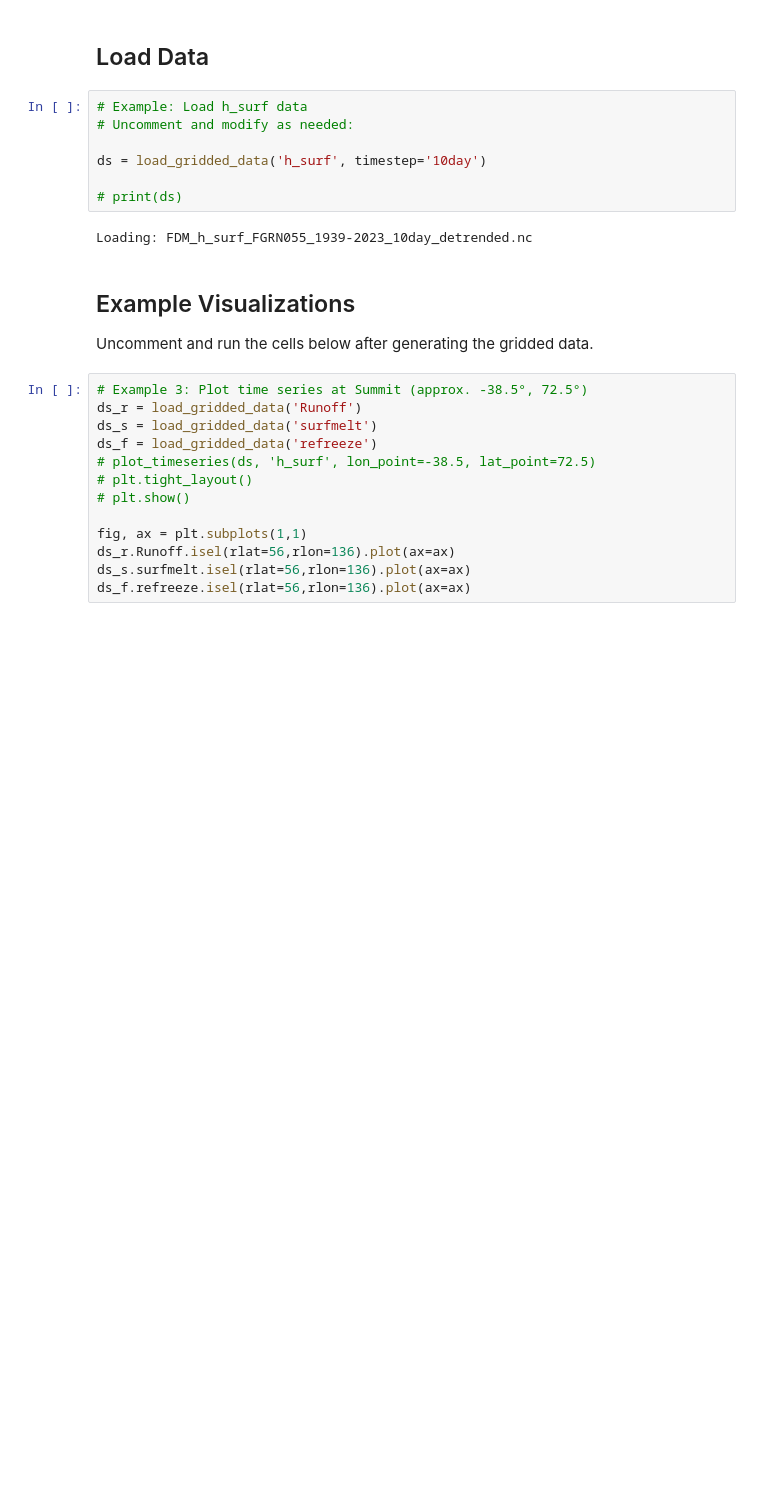
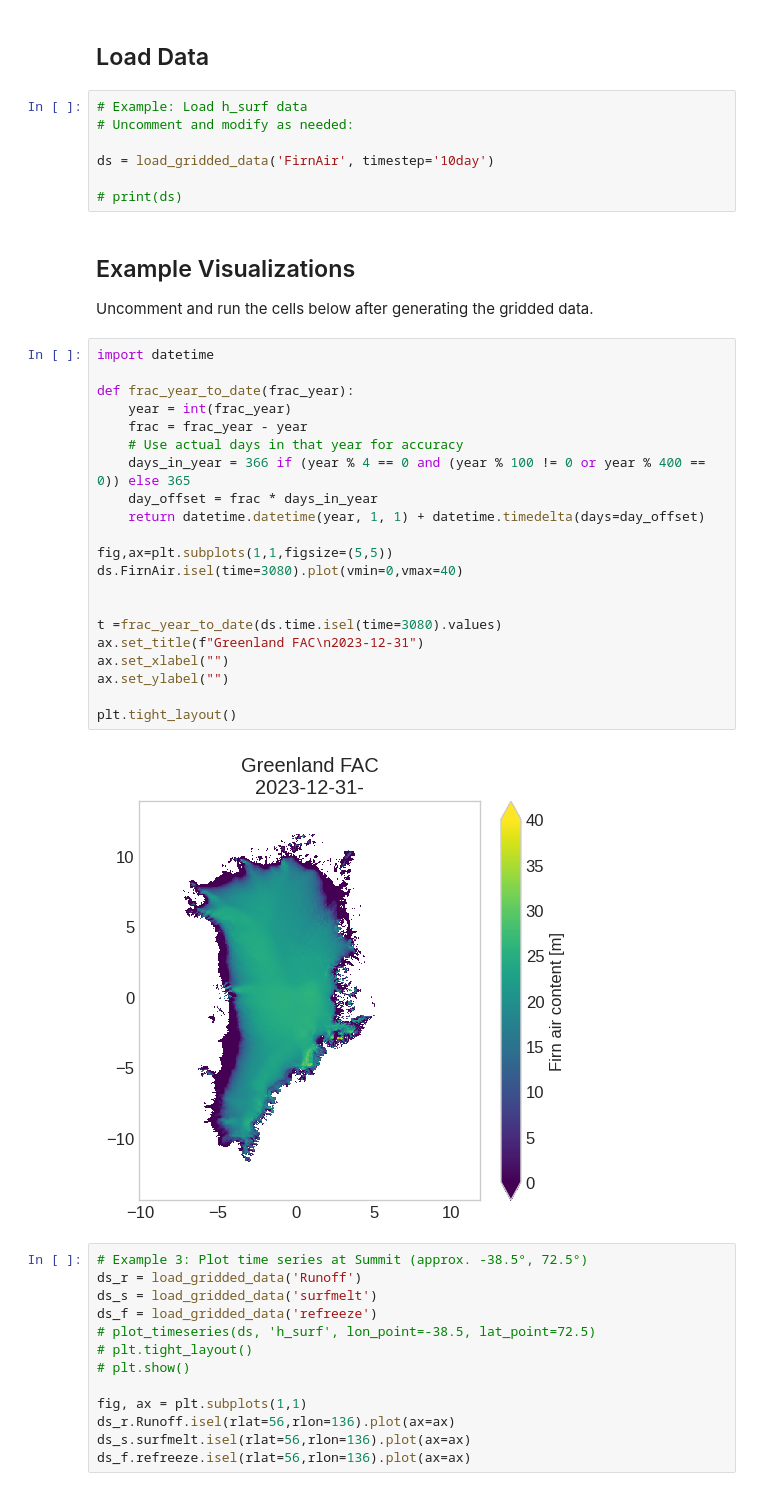
Before and after one commit to IMAU-ice-and-climate/IMAU-FDM, a Jupyter notebook: post-process/visualization/visualize_maps.ipynb, the cells around one changed output. Cells and saved outputs as stored; diff of their text form; blank space fills up the shorter version.

```diff
--- a/post-process/visualization/visualize_maps.ipynb
+++ b/post-process/visualization/visualize_maps.ipynb
@@ -95,15 +94,36 @@ Available gridded files:
 # Example: Load h_surf data
 # Uncomment and modify as needed:
 
-ds = load_gridded_data('h_surf', timestep='10day')
+ds = load_gridded_data('FirnAir', timestep='10day')
 
 # print(ds)
-# %% [output]
-Loading: FDM_h_surf_FGRN055_1939-2023_10day_detrended.nc
 # %% [markdown]
 ## Example Visualizations
 
 Uncomment and run the cells below after generating the gridded data.
+# %%
+import datetime
+
+def frac_year_to_date(frac_year):
+    year = int(frac_year)
+    frac = frac_year - year
+    # Use actual days in that year for accuracy
+    days_in_year = 366 if (year % 4 == 0 and (year % 100 != 0 or year % 400 == 0)) else 365
+    day_offset = frac * days_in_year
+    return datetime.datetime(year, 1, 1) + datetime.timedelta(days=day_offset)
+
+fig,ax=plt.subplots(1,1,figsize=(5,5))
+ds.FirnAir.isel(time=3080).plot(vmin=0,vmax=40)
+
+
+t =frac_year_to_date(ds.time.isel(time=3080).values)
+ax.set_title(f"Greenland FAC\n2023-12-31")
+ax.set_xlabel("")
+ax.set_ylabel("")
+
+plt.tight_layout()
+# %% [output]
+[figure, added]
 # %%
 # Example 3: Plot time series at Summit (approx. -38.5°, 72.5°)
 ds_r = load_gridded_data('Runoff')
```
Also changed, not shown: parts of 2 cells of this notebook.
